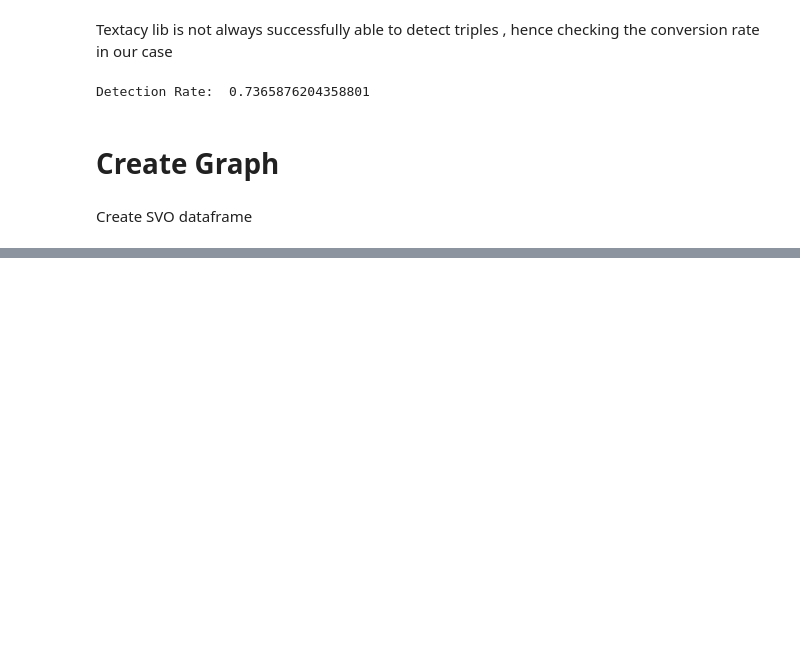
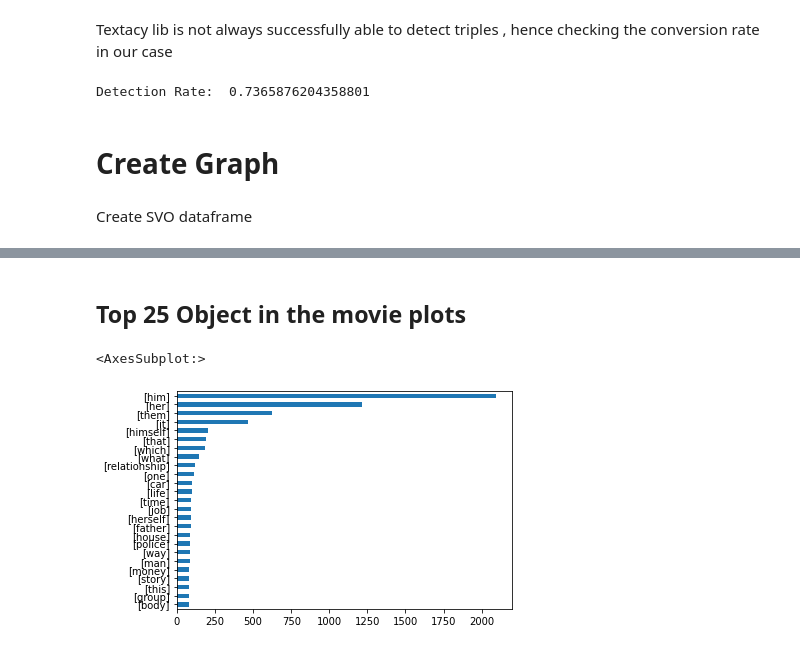
Before and after one commit to asmita-mukherjee/KnowLedgeGraph, a Jupyter notebook: KnowLedgeGraph.ipynb, the cells around one changed output, grey strips where cells are left out. Cells and saved outputs as stored; diff of their text form; code cells hidden in the pictures; blank space fills up the shorter version.

```diff
--- a/KnowLedgeGraph.ipynb
+++ b/KnowLedgeGraph.ipynb
@@ -182,0 +212,7 @@ KG_df.head()
+# %% [markdown]
+## Top 25 Object in the movie plots
+# %%
+KG_df.target.value_counts()[:25].sort_values().plot.barh()
+# %% [output]
+<AxesSubplot:>
+[figure, added]
```
Also changed, not shown: parts of 18 cells of this notebook.
